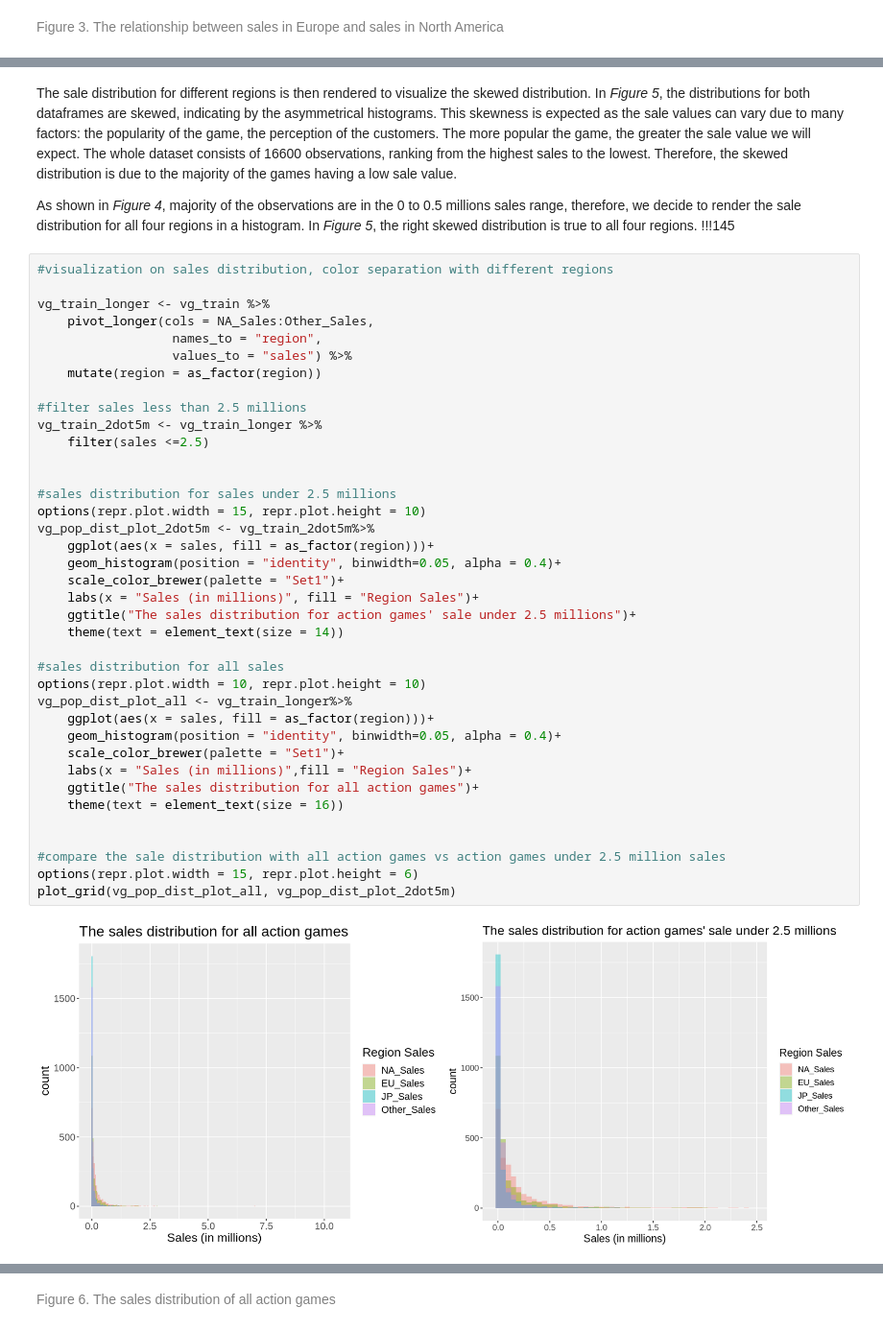
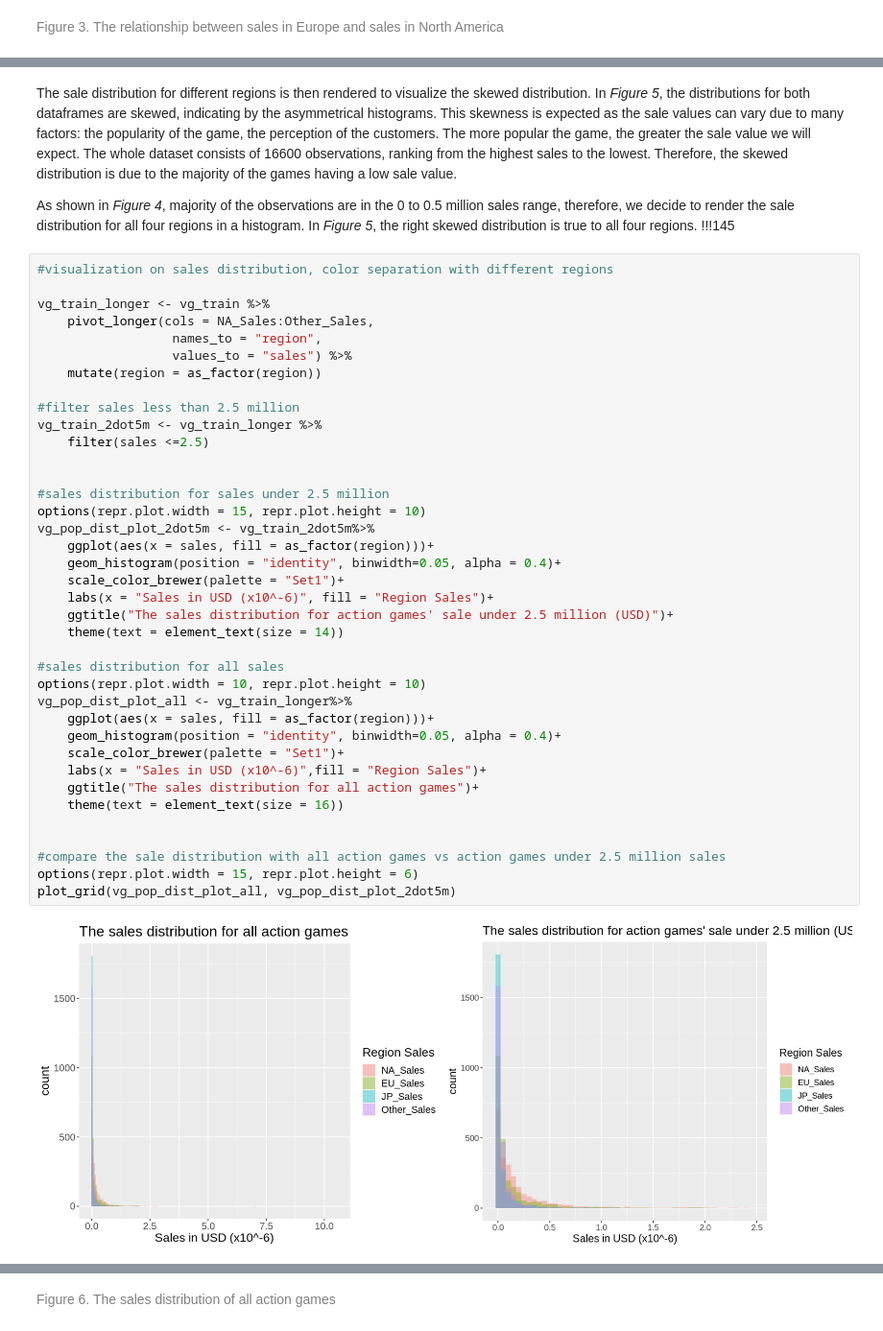
Before and after one commit to kristennli/DSCI100_project, a Jupyter notebook: Final Project Draft.ipynb, the cells around one changed output, grey strips where cells are left out. Shown at 96% size. Drawn from its saved outputs; the diff is of its cells as text.

```diff
--- a/Final Project Draft.ipynb
+++ b/Final Project Draft.ipynb
@@ -352,7 +334,7 @@ Warning message:
 # %% [markdown]
 The sale distribution for different regions is then rendered to visualize the skewed distribution. In *Figure 5*, the distributions for both dataframes are skewed, indicating by the asymmetrical histograms. This skewness is expected as the sale values can vary due to many factors: the popularity of the game, the perception of the customers. The more popular the game, the greater the sale value we will expect. The whole dataset consists of 16600 observations, ranking from the highest sales to the lowest. Therefore, the skewed distribution is due to the majority of the games having a low sale value.
 
-As shown in *Figure 4*, majority of the observations are in the 0 to 0.5 millions sales range, therefore, we decide to render the sale distribution for all four regions in a histogram. In *Figure 5*, the right skewed distribution is true to all four regions. !!!145
+As shown in *Figure 4*, majority of the observations are in the 0 to 0.5 million sales range, therefore, we decide to render the sale distribution for all four regions in a histogram. In *Figure 5*, the right skewed distribution is true to all four regions. !!!145
 # %%
 #visualization on sales distribution, color separation with different regions
 
@@ -360,37 +342,37 @@ vg_train_longer <- vg_train %>%
     pivot_longer(cols = NA_Sales:Other_Sales,
                   names_to = "region",
                   values_to = "sales") %>%
     mutate(region = as_factor(region))
 
-#filter sales less than 2.5 millions
+#filter sales less than 2.5 million
 vg_train_2dot5m <- vg_train_longer %>%
     filter(sales <=2.5)
 
 
-#sales distribution for sales under 2.5 millions
+#sales distribution for sales under 2.5 million
 options(repr.plot.width = 15, repr.plot.height = 10)
 vg_pop_dist_plot_2dot5m <- vg_train_2dot5m%>%
     ggplot(aes(x = sales, fill = as_factor(region)))+
     geom_histogram(position = "identity", binwidth=0.05, alpha = 0.4)+
     scale_color_brewer(palette = "Set1")+
-    labs(x = "Sales (in millions)", fill = "Region Sales")+
-    ggtitle("The sales distribution for action games' sale under 2.5 millions")+
+    labs(x = "Sales in USD (x10^-6)", fill = "Region Sales")+
+    ggtitle("The sales distribution for action games' sale under 2.5 million (USD)")+
     theme(text = element_text(size = 14))
 
 #sales distribution for all sales
 options(repr.plot.width = 10, repr.plot.height = 10)
 vg_pop_dist_plot_all <- vg_train_longer%>%
     ggplot(aes(x = sales, fill = as_factor(region)))+
     geom_histogram(position = "identity", binwidth=0.05, alpha = 0.4)+
     scale_color_brewer(palette = "Set1")+
-    labs(x = "Sales (in millions)",fill = "Region Sales")+
+    labs(x = "Sales in USD (x10^-6)",fill = "Region Sales")+
     ggtitle("The sales distribution for all action games")+
     theme(text = element_text(size = 16))
 
 
 #compare the sale distribution with all action games vs action games under 2.5 million sales
 options(repr.plot.width = 15, repr.plot.height = 6)
 plot_grid(vg_pop_dist_plot_all, vg_pop_dist_plot_2dot5m)
 # %% [output]
-[figure, old version]
+[figure, new version]
 # %% [markdown]
```
Also changed, not shown: parts of 35 cells of this notebook.
